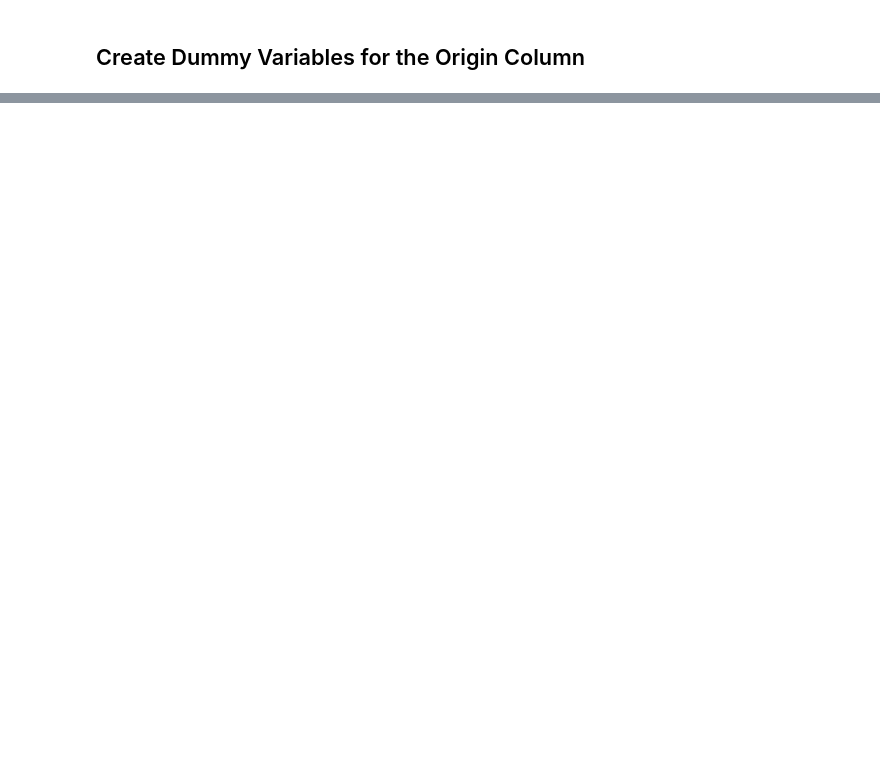
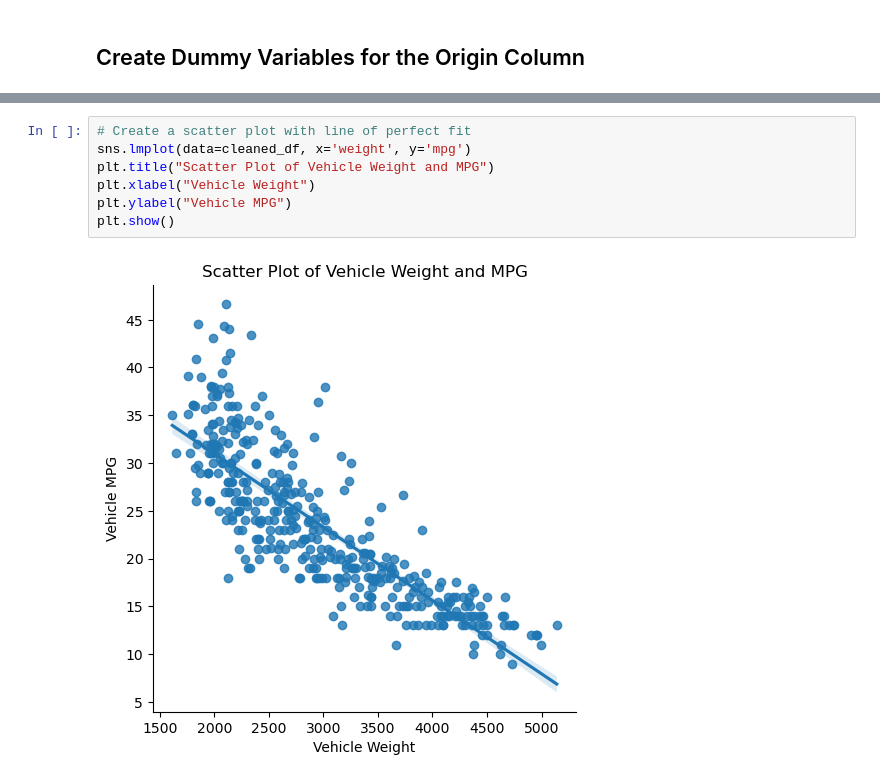
Before and after one commit to LincolnBrownBellevue/DSC550, a Jupyter notebook: Wk04/DSC550_Wk4Assignment_LincolnBrown.ipynb, the cells around one changed output, grey strips where cells are left out. Cells and saved outputs as stored; diff of their text form; blank space fills up the shorter version.

```diff
--- a/Wk04/DSC550_Wk4Assignment_LincolnBrown.ipynb
+++ b/Wk04/DSC550_Wk4Assignment_LincolnBrown.ipynb
@@ -59,0 +150,9 @@ cleaned_df
+# %%
+# Create a scatter plot with line of perfect fit
+sns.lmplot(data=cleaned_df, x='weight', y='mpg')
+plt.title("Scatter Plot of Vehicle Weight and MPG")
+plt.xlabel("Vehicle Weight")
+plt.ylabel("Vehicle MPG")
+plt.show()
+# %% [output]
+[figure, added]
```
Also changed, not shown: parts of 38 cells of this notebook.
